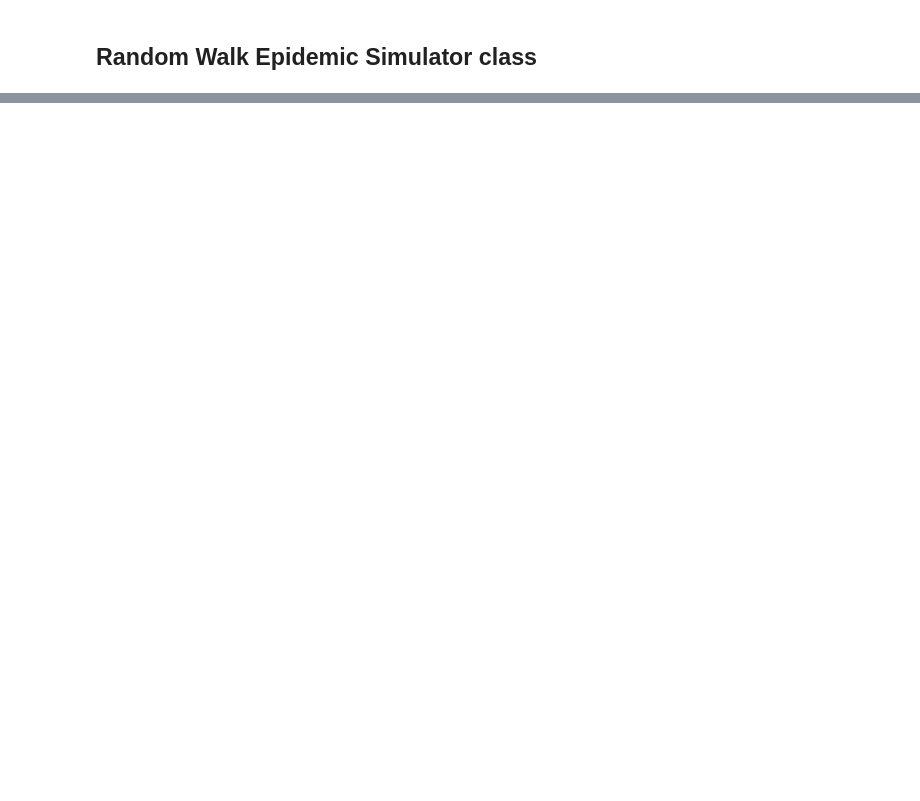
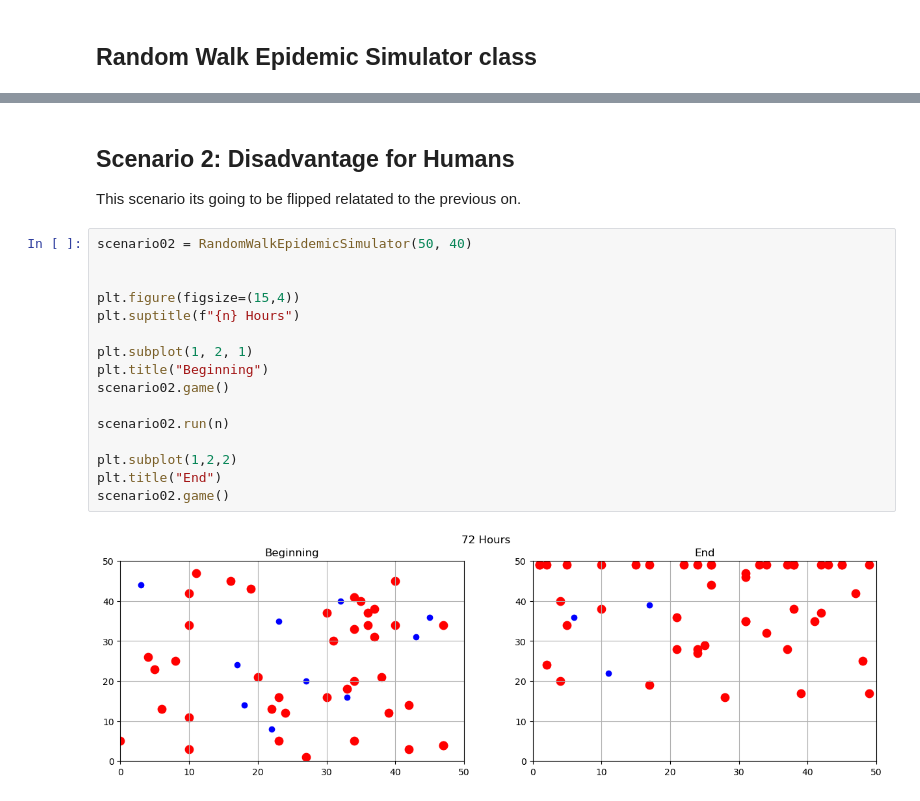
Before and after one commit to MOD510-2023/Project-4, a Jupyter notebook: RWD.ipynb, the cells around one changed output, grey strips where cells are left out. Cells and saved outputs as stored; diff of their text form; blank space fills up the shorter version.

```diff
--- a/RWD.ipynb
+++ b/RWD.ipynb
@@ -238,0 +404,22 @@ class RandomWalkEpidemicSimulator:
+# %% [markdown]
+## Scenario 2: Disadvantage for Humans
+
+This scenario its going to be flipped relatated to the previous on.
+# %%
+scenario02 = RandomWalkEpidemicSimulator(50, 40)
+
+
+plt.figure(figsize=(15,4))
+plt.suptitle(f"{n} Hours")
+
+plt.subplot(1, 2, 1)
+plt.title("Beginning")
+scenario02.game()
+
+scenario02.run(n)
+
+plt.subplot(1,2,2)
+plt.title("End")
+scenario02.game()
+# %% [output]
+[figure, added]
```
Also changed, not shown: parts of 16 cells of this notebook.
